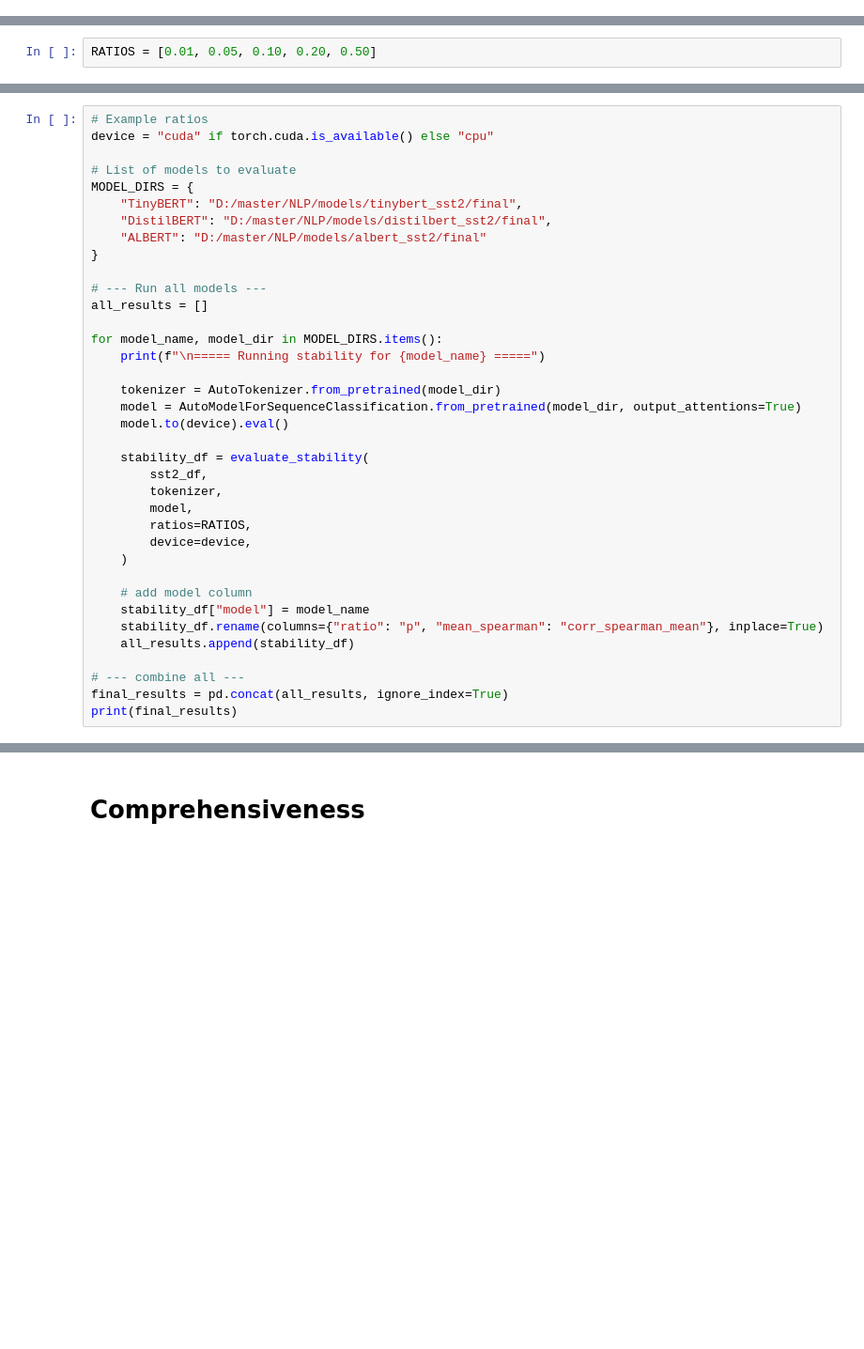
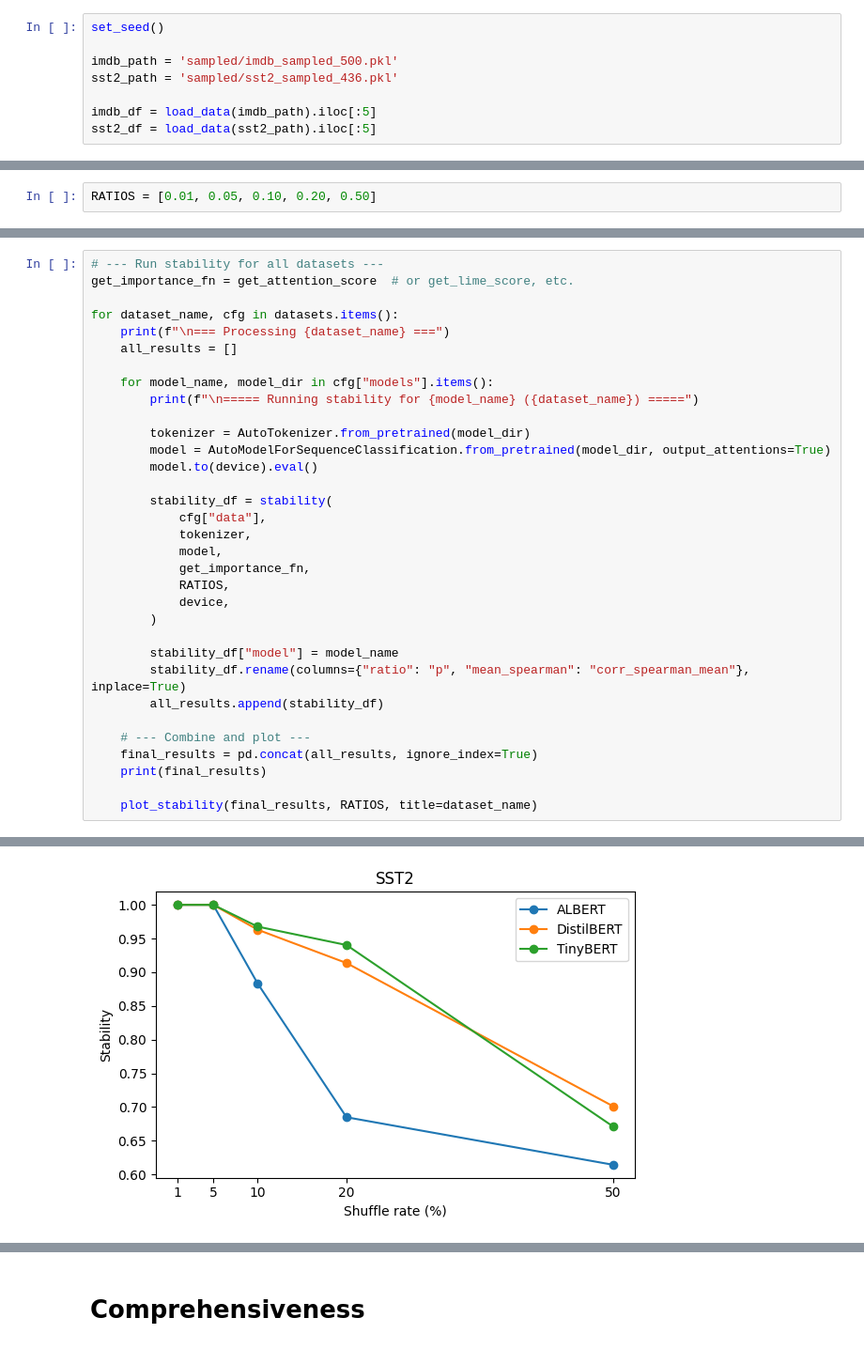
Before and after one commit to theraSara/NLP701-Project, a Jupyter notebook: samples/metric.ipynb, the cells around one changed output, grey strips where cells are left out. Shown at 94% size. Drawn from its saved outputs; the diff is of its cells as text; blank space fills up the shorter version.

Commit message:
evaluation & attention/lime

```diff
--- a/samples/metric.ipynb
+++ b/samples/metric.ipynb
@@ -41,0 +21,8 @@ Loaded samples from: sampled/sst2_sampled_436.pkl
+# %%
+set_seed()
+
+imdb_path = 'sampled/imdb_sampled_500.pkl'
+sst2_path = 'sampled/sst2_sampled_436.pkl'
+
+imdb_df = load_data(imdb_path).iloc[:5]
+sst2_df = load_data(sst2_path).iloc[:5]
@@ -200,38 +102,34 @@ def evaluate_stability(df, tokenizer, model, ratios=RATIOS, device="cpu"):
 # %%
-# Example ratios
-device = "cuda" if torch.cuda.is_available() else "cpu"
+# --- Run stability for all datasets ---
+get_importance_fn = get_attention_score  # or get_lime_score, etc.
 
-# List of models to evaluate
-MODEL_DIRS = {
-    "TinyBERT": "D:/master/NLP/models/tinybert_sst2/final",
-    "DistilBERT": "D:/master/NLP/models/distilbert_sst2/final",
-    "ALBERT": "D:/master/NLP/models/albert_sst2/final"
-}
+for dataset_name, cfg in datasets.items():
+    print(f"\n=== Processing {dataset_name} ===")
+    all_results = []
 
-# --- Run all models ---
-all_results = []
+    for model_name, model_dir in cfg["models"].items():
+        print(f"\n===== Running stability for {model_name} ({dataset_name}) =====")
 
-for model_name, model_dir in MODEL_DIRS.items():
-    print(f"\n===== Running stability for {model_name} =====")
+        tokenizer = AutoTokenizer.from_pretrained(model_dir)
+        model = AutoModelForSequenceClassification.from_pretrained(model_dir, output_attentions=True)
+        model.to(device).eval()
 
-    tokenizer = AutoTokenizer.from_pretrained(model_dir)
-    model = AutoModelForSequenceClassification.from_pretrained(model_dir, output_attentions=True)
-    model.to(device).eval()
+        stability_df = stability(
+            cfg["data"],
+            tokenizer,
+            model,
+            get_importance_fn,
+            RATIOS,
+            device,
+        )
 
-    stability_df = evaluate_stability(
-        sst2_df,
-        tokenizer,
-        model,
-        ratios=RATIOS,
-        device=device,
-    )
+        stability_df["model"] = model_name
+        stability_df.rename(columns={"ratio": "p", "mean_spearman": "corr_spearman_mean"}, inplace=True)
+        all_results.append(stability_df)
 
-    # add model column
-    stability_df["model"] = model_name
-    stability_df.rename(columns={"ratio": "p", "mean_spearman": "corr_spearman_mean"}, inplace=True)
-    all_results.append(stability_df)
+    # --- Combine and plot ---
+    final_results = pd.concat(all_results, ignore_index=True)
+    print(final_results)
 
-# --- combine all ---
-final_results = pd.concat(all_results, ignore_index=True)
-print(final_results)
+    plot_stability(final_results, RATIOS, title=dataset_name)
 # %% [output]
@@ -257,0 +158 @@ print(final_results)
+[figure, added]
```
Also changed, not shown: parts of 25 cells of this notebook, 10 other files.
